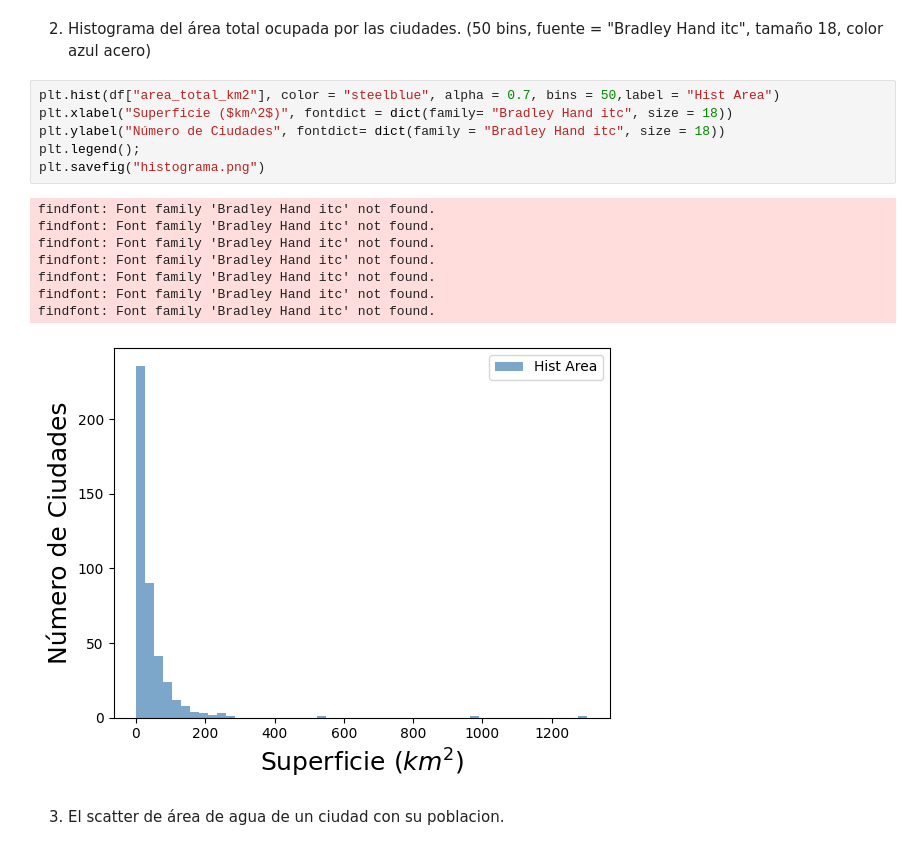
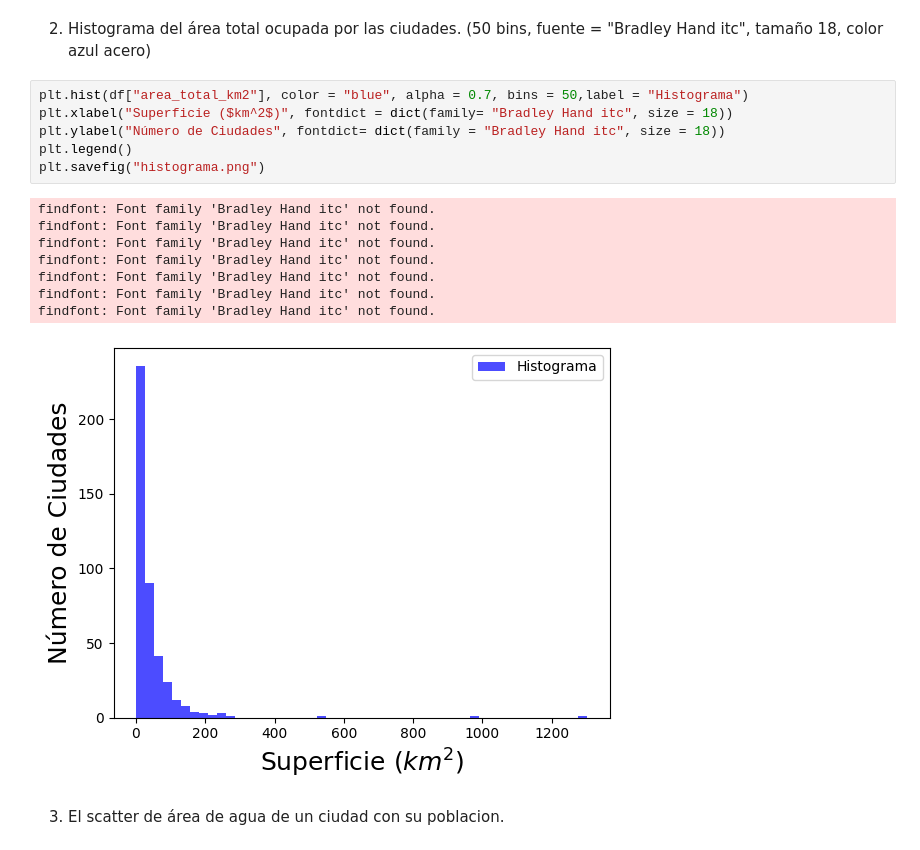
Before and after one commit to mankolepanto/ONLINE_DS_THEBRIDGE_-Jorge_Pobla-, a Jupyter notebook: Sprint_8/Unidad_01/Practica_Obligatoria/18_Practica_Obligatoria_Visualizacion_Basica.ipynb, the cells around one changed output. Cells and saved outputs as stored; diff of their text form.

```diff
--- a/Sprint_8/Unidad_01/Practica_Obligatoria/18_Practica_Obligatoria_Visualizacion_Basica.ipynb
+++ b/Sprint_8/Unidad_01/Practica_Obligatoria/18_Practica_Obligatoria_Visualizacion_Basica.ipynb
@@ -123,20 +123,20 @@ plt.savefig("ciudades_pobladas.png")
 # %% [markdown]
 2. Histograma del área total ocupada por las ciudades. (50 bins, fuente = "Bradley Hand itc", tamaño 18, color azul acero)
 # %%
-plt.hist(df["area_total_km2"], color = "steelblue", alpha = 0.7, bins = 50,label = "Hist Area")
+plt.hist(df["area_total_km2"], color = "blue", alpha = 0.7, bins = 50,label = "Histograma")
 plt.xlabel("Superficie ($km^2$)", fontdict = dict(family= "Bradley Hand itc", size = 18))
 plt.ylabel("Número de Ciudades", fontdict= dict(family = "Bradley Hand itc", size = 18))
-plt.legend();
+plt.legend()
 plt.savefig("histograma.png")
 # %% [output]
 findfont: Font family 'Bradley Hand itc' not found.
 findfont: Font family 'Bradley Hand itc' not found.
 findfont: Font family 'Bradley Hand itc' not found.
 findfont: Font family 'Bradley Hand itc' not found.
 findfont: Font family 'Bradley Hand itc' not found.
 findfont: Font family 'Bradley Hand itc' not found.
 findfont: Font family 'Bradley Hand itc' not found.
-[figure, old version]
+[figure, new version]
 # %% [markdown]
 3. El scatter de área de agua de un ciudad con su poblacion.
 # %%
```
Also changed, not shown: 1 other file.
